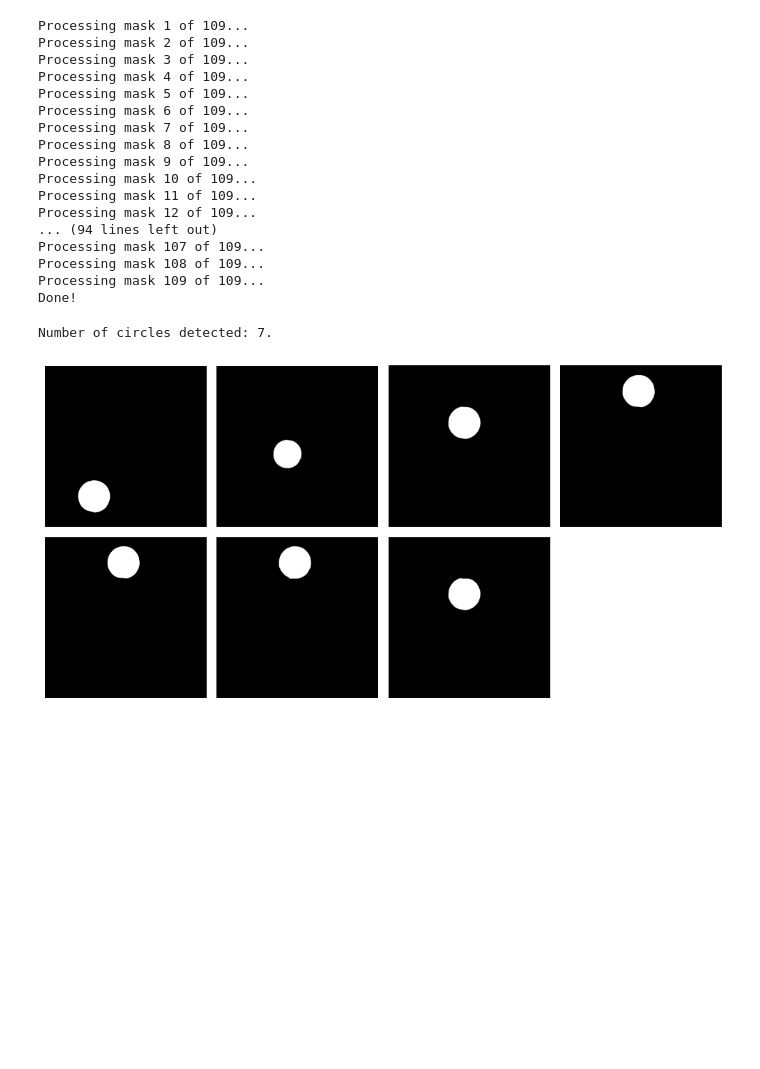
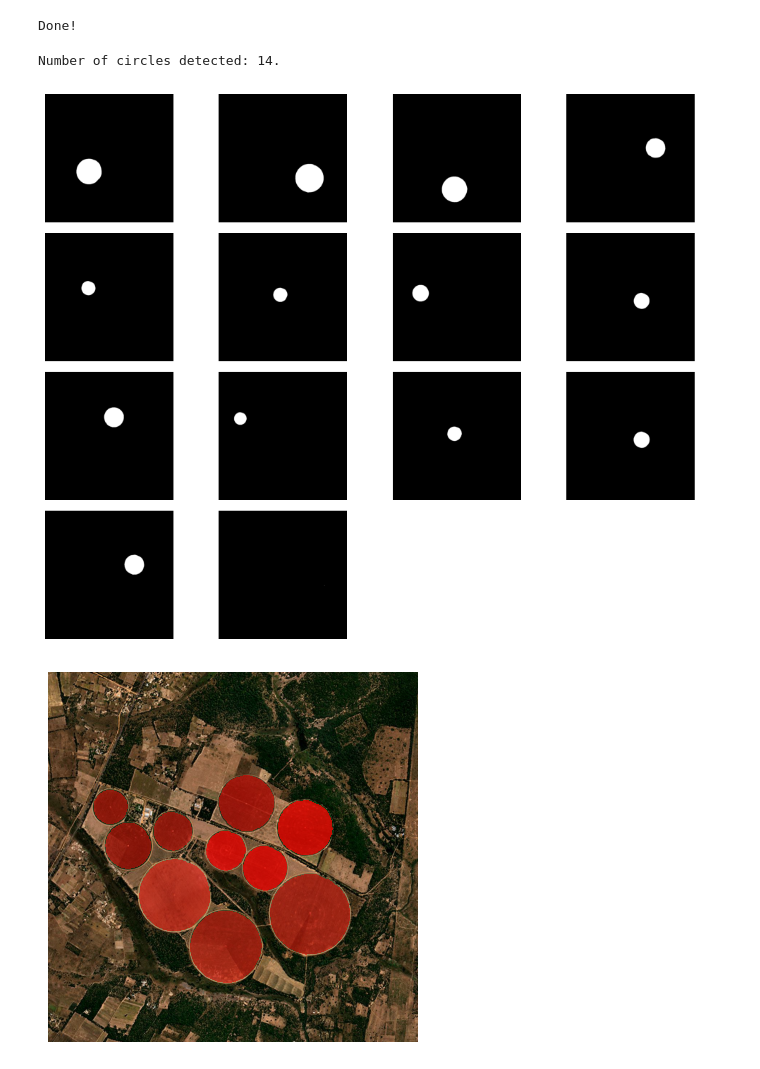
Before and after one commit to IsaacWhooo/segment-anything, a Jupyter notebook: cp_detection/utils/tests.ipynb, the cells around one changed output. Cells and saved outputs as stored; diff of their text form; code cells hidden in the pictures; blank space fills up the shorter version.

```diff
--- a/cp_detection/utils/tests.ipynb
+++ b/cp_detection/utils/tests.ipynb
@@ -62,5 +7,12 @@ original_image = Image.open(file_path + '.jpg')
+# %%
+image_name = "L15-1186E-0942N_tile_2_3"
+image_file_path = "../original_images/" + image_name + ".jpg"
+json_file_path = "../input_json/" + image_name + ".json"
+
+# Load the image
+original_image = Image.open(image_file_path)
 # %%
-with open(file_path + '.json', 'r') as json_file:
+with open(json_file_path, 'r') as json_file:
     json_data = json.load(json_file)
 
 arrays = json2list(json_data)
@@ -72,14 +28,12 @@ Number of masks generated by SAM: 109.
 candidates = [[], []]
 
  # For each array
-for i, array in enumerate(arrays):
-    print(f"Processing mask {i+1} of {len(arrays)}...")
-
+for i, array in tqdm(enumerate(arrays),total = len(arrays)):
     # Perform watershed segmentation
     labels = watershed(array)
 
     # Remove small objects
-    labels = remove_small_objects(labels, min_size_ratio=0.01)
+    labels = remove_small_objects(labels, min_size_ratio=0.005)
 
     # Detect circles and semi-circles
     circle_regions, semi_circle_regions = detect_circles_and_semi_circles(
@@ -93,29 +47,15 @@ for i, array in enumerate(arrays):
 
 print("Done!")
 # %% [output]
-Processing mask 1 of 109...
-Processing mask 2 of 109...
-Processing mask 3 of 109...
-Processing mask 4 of 109...
-Processing mask 5 of 109...
-Processing mask 6 of 109...
-Processing mask 7 of 109...
-Processing mask 8 of 109...
-Processing mask 9 of 109...
-Processing mask 10 of 109...
-Processing mask 11 of 109...
-Processing mask 12 of 109...
-... (94 lines left out)
-Processing mask 107 of 109...
-Processing mask 108 of 109...
-Processing mask 109 of 109...
 Done!
 # %%
 print(f"Number of circles detected: {len(candidates[0])}.")
 show_all_masks(candidates[0])
+display_masks_on_image(original_image, candidates[0])
 # %% [output]
-Number of circles detected: 7.
+Number of circles detected: 14.
-[figure, old version]
+[figure, new version]
+[figure, added]
 # %%
 print(f"Number of semi-circle regions detected: {len(candidates[1])}.")
 show_all_masks(candidates[1])
```
Also changed, not shown: parts of 11 cells of this notebook, 22 other files.
